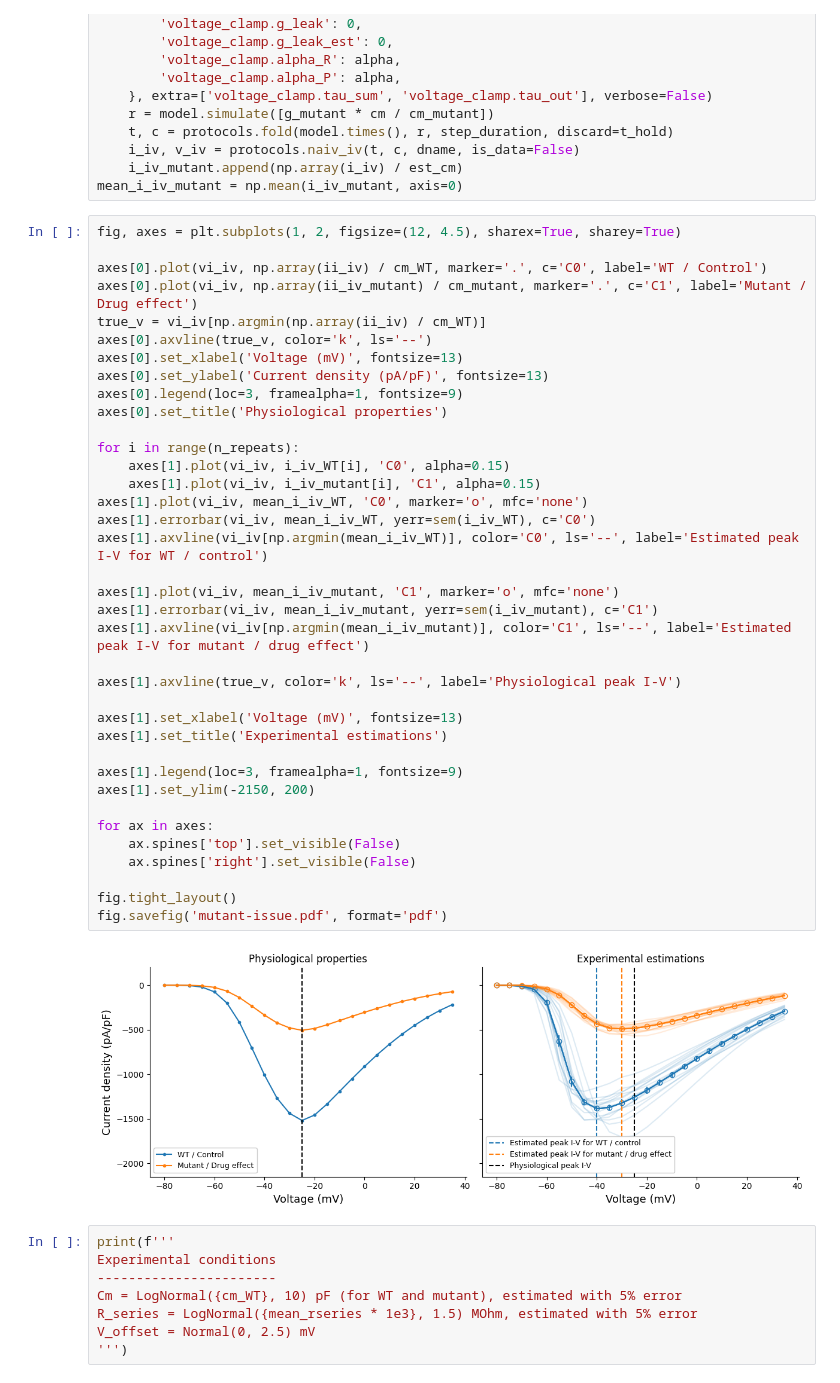
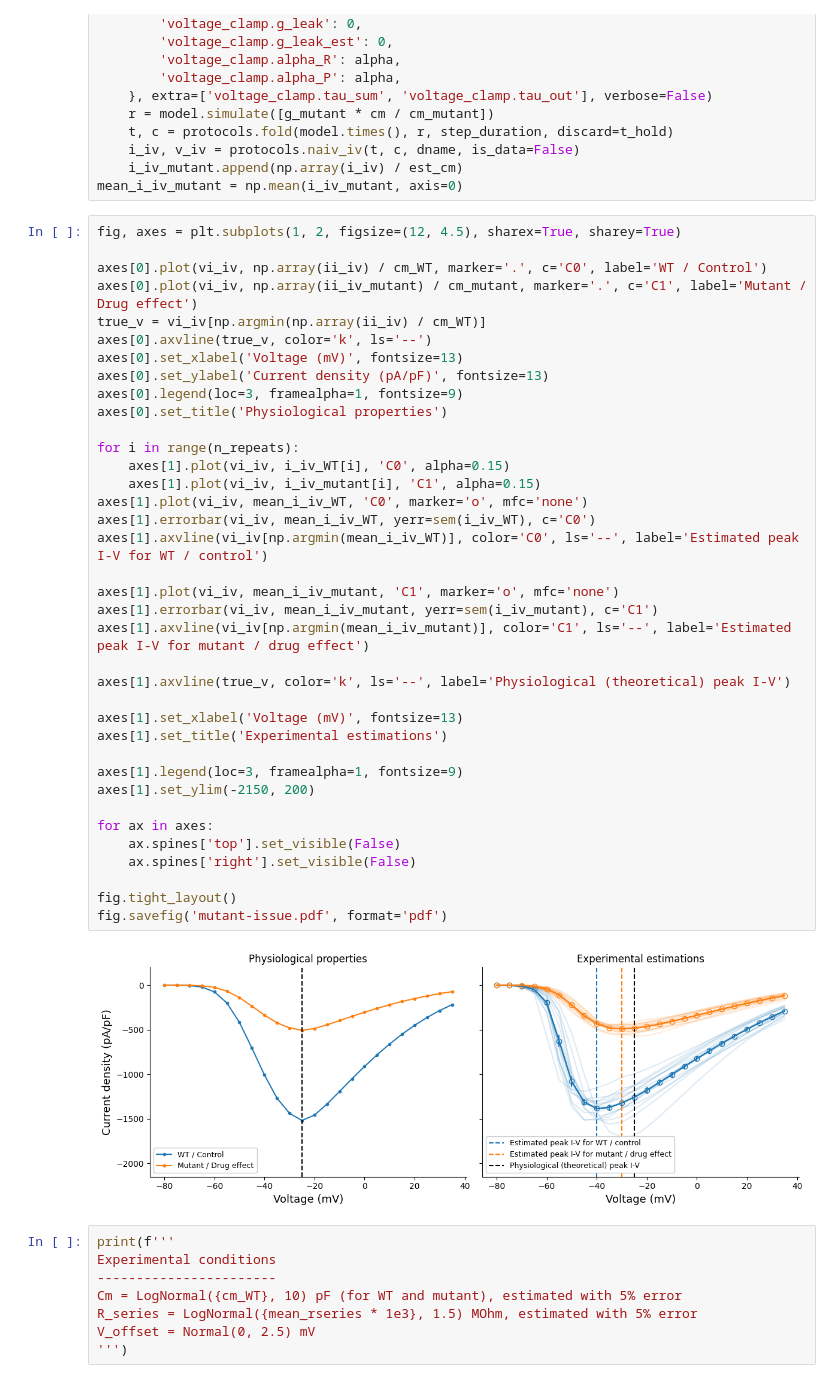
Before and after one commit to CardiacModelling/nav-artefact-model, a Jupyter notebook: src/mutant-issue.ipynb, the cells around one changed output. Drawn from its saved outputs; the diff is of its cells as text.

Commit message:
Update legends

```diff
--- a/src/mutant-issue.ipynb
+++ b/src/mutant-issue.ipynb
@@ -155,35 +173,35 @@ axes[0].axvline(true_v, color='k', ls='--')
 axes[0].set_xlabel('Voltage (mV)', fontsize=13)
 axes[0].set_ylabel('Current density (pA/pF)', fontsize=13)
 axes[0].legend(loc=3, framealpha=1, fontsize=9)
 axes[0].set_title('Physiological properties')
 
 for i in range(n_repeats):
     axes[1].plot(vi_iv, i_iv_WT[i], 'C0', alpha=0.15)
     axes[1].plot(vi_iv, i_iv_mutant[i], 'C1', alpha=0.15)
 axes[1].plot(vi_iv, mean_i_iv_WT, 'C0', marker='o', mfc='none')
 axes[1].errorbar(vi_iv, mean_i_iv_WT, yerr=sem(i_iv_WT), c='C0')
 axes[1].axvline(vi_iv[np.argmin(mean_i_iv_WT)], color='C0', ls='--', label='Estimated peak I-V for WT / control')
 
 axes[1].plot(vi_iv, mean_i_iv_mutant, 'C1', marker='o', mfc='none')
 axes[1].errorbar(vi_iv, mean_i_iv_mutant, yerr=sem(i_iv_mutant), c='C1')
 axes[1].axvline(vi_iv[np.argmin(mean_i_iv_mutant)], color='C1', ls='--', label='Estimated peak I-V for mutant / drug effect')
 
-axes[1].axvline(true_v, color='k', ls='--', label='Physiological peak I-V')
+axes[1].axvline(true_v, color='k', ls='--', label='Physiological (theoretical) peak I-V')
 
 axes[1].set_xlabel('Voltage (mV)', fontsize=13)
 axes[1].set_title('Experimental estimations')
 
 axes[1].legend(loc=3, framealpha=1, fontsize=9)
 axes[1].set_ylim(-2150, 200)
 
 for ax in axes:
     ax.spines['top'].set_visible(False)
     ax.spines['right'].set_visible(False)
 
 fig.tight_layout()
 fig.savefig('mutant-issue.pdf', format='pdf')
 # %% [output]
-[figure, old version]
+[figure, new version]
 # %%
 print(f'''
 Experimental conditions
```
Also changed, not shown: parts of 1 cell of this notebook, 1 other file.
